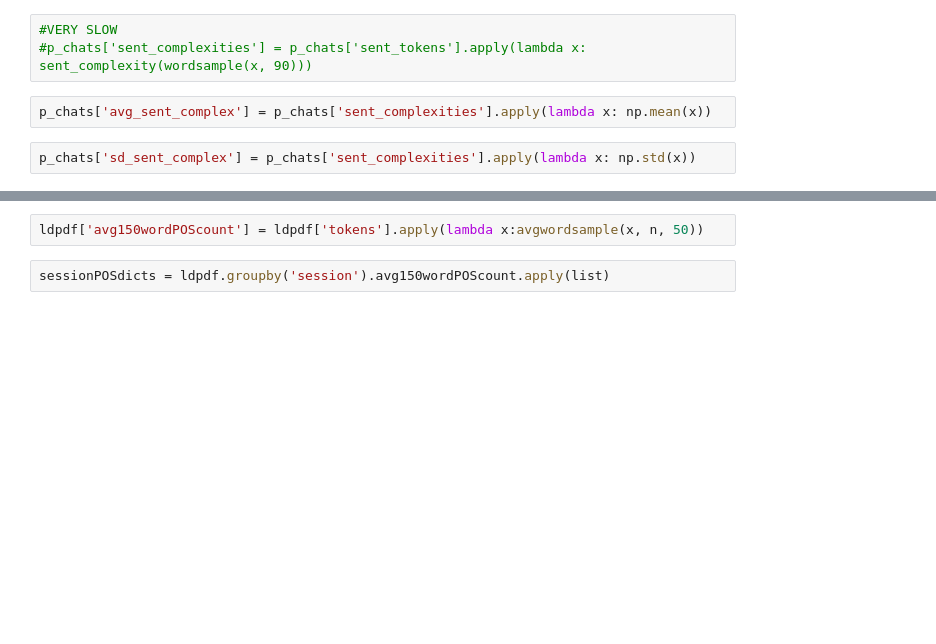
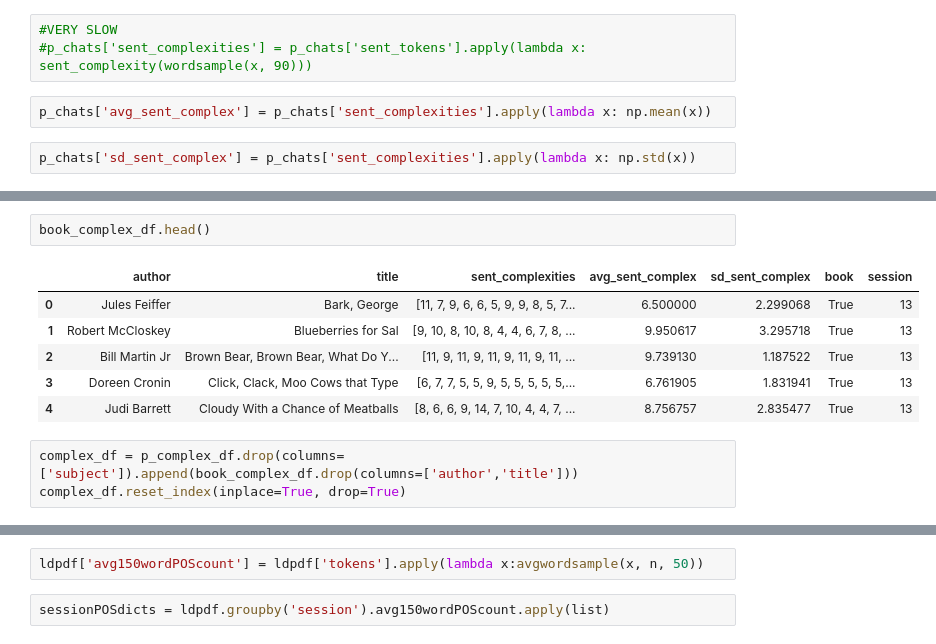
Before and after one commit to jgdenby/content-analysis-2018, a Jupyter notebook: ChildBookProject/FinalProj.ipynb, the cells around one changed output, grey strips where cells are left out. Cells and saved outputs as stored; diff of their text form; blank space fills up the shorter version.

```diff
--- a/ChildBookProject/FinalProj.ipynb
+++ b/ChildBookProject/FinalProj.ipynb
@@ -332,0 +350,12 @@ p_chats.head()
+# %%
+book_complex_df.head()
+# %% [output]
+|  | author | title | sent_complexities | avg_sent_complex | sd_sent_complex | book | session |
+| 0 | Jules Feiffer | Bark, George | [11, 7, 9, 6, 6, 5, 9, 9, 8, 5, 7... | 6.500000 | 2.299068 | True | 13 |
+| 1 | Robert McCloskey | Blueberries for Sal | [9, 10, 8, 10, 8, 4, 4, 6, 7, 8, ... | 9.950617 | 3.295718 | True | 13 |
+| 2 | Bill Martin Jr | Brown Bear, Brown Bear, What Do Y... | [11, 9, 11, 9, 11, 9, 11, 9, 11, ... | 9.739130 | 1.187522 | True | 13 |
+| 3 | Doreen Cronin | Click, Clack, Moo Cows that Type | [6, 7, 7, 5, 5, 9, 5, 5, 5, 5, 5,... | 6.761905 | 1.831941 | True | 13 |
+| 4 | Judi Barrett | Cloudy With a Chance of Meatballs | [8, 6, 6, 9, 14, 7, 10, 4, 4, 7, ... | 8.756757 | 2.835477 | True | 13 |
+# %%
+complex_df = p_complex_df.drop(columns=['subject']).append(book_complex_df.drop(columns=['author','title']))
+complex_df.reset_index(inplace=True, drop=True)
```
Also changed, not shown: parts of 7 cells of this notebook.
